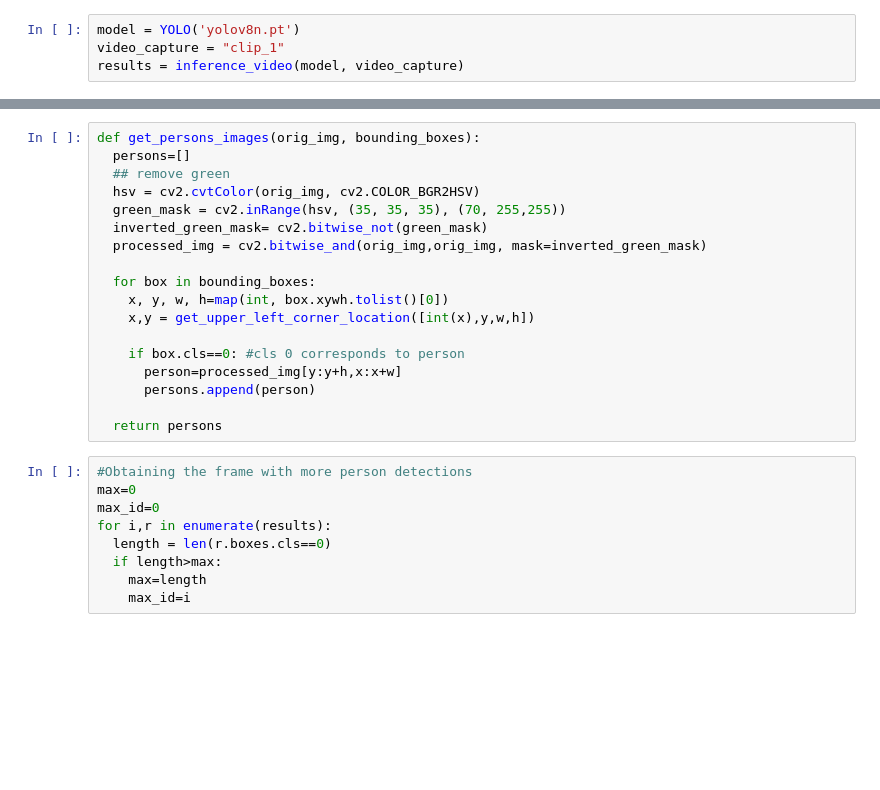
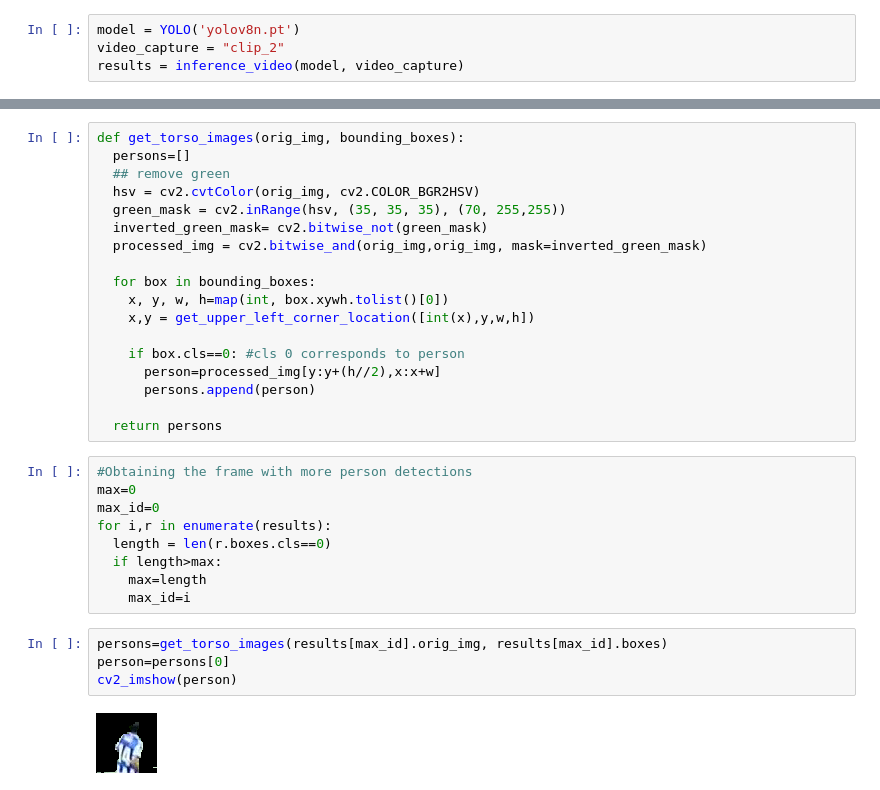
Before and after one commit to isavida/football-task, a Jupyter notebook: main.ipynb, the cells around one changed output, grey strips where cells are left out. Cells and saved outputs as stored; diff of their text form; blank space fills up the shorter version.

```diff
--- a/main.ipynb
+++ b/main.ipynb
@@ -46,5 +47,5 @@ def inference_video(model, filename):
     return results
 # %%
 model = YOLO('yolov8n.pt')
-video_capture = "clip_1"
+video_capture = "clip_2"
 results = inference_video(model, video_capture)
@@ -255,7 +358,7 @@ def get_upper_left_corner_location(coordinates):
 
   return x, y
 # %%
-def get_persons_images(orig_img, bounding_boxes):
+def get_torso_images(orig_img, bounding_boxes):
   persons=[]
   ## remove green
   hsv = cv2.cvtColor(orig_img, cv2.COLOR_BGR2HSV)
@@ -268,7 +371,7 @@ def get_persons_images(orig_img, bounding_boxes):
     x,y = get_upper_left_corner_location([int(x),y,w,h])
 
     if box.cls==0: #cls 0 corresponds to person
-      person=processed_img[y:y+h,x:x+w]
+      person=processed_img[y:y+(h//2),x:x+w]
       persons.append(person)
 
   return persons
@@ -281,3 +384,9 @@ for i,r in enumerate(results):
   if length>max:
     max=length
     max_id=i
+# %%
+persons=get_torso_images(results[max_id].orig_img, results[max_id].boxes)
+person=persons[0]
+cv2_imshow(person)
+# %% [output]
+[figure, added]
```
Also changed, not shown: parts of 8 cells of this notebook.
